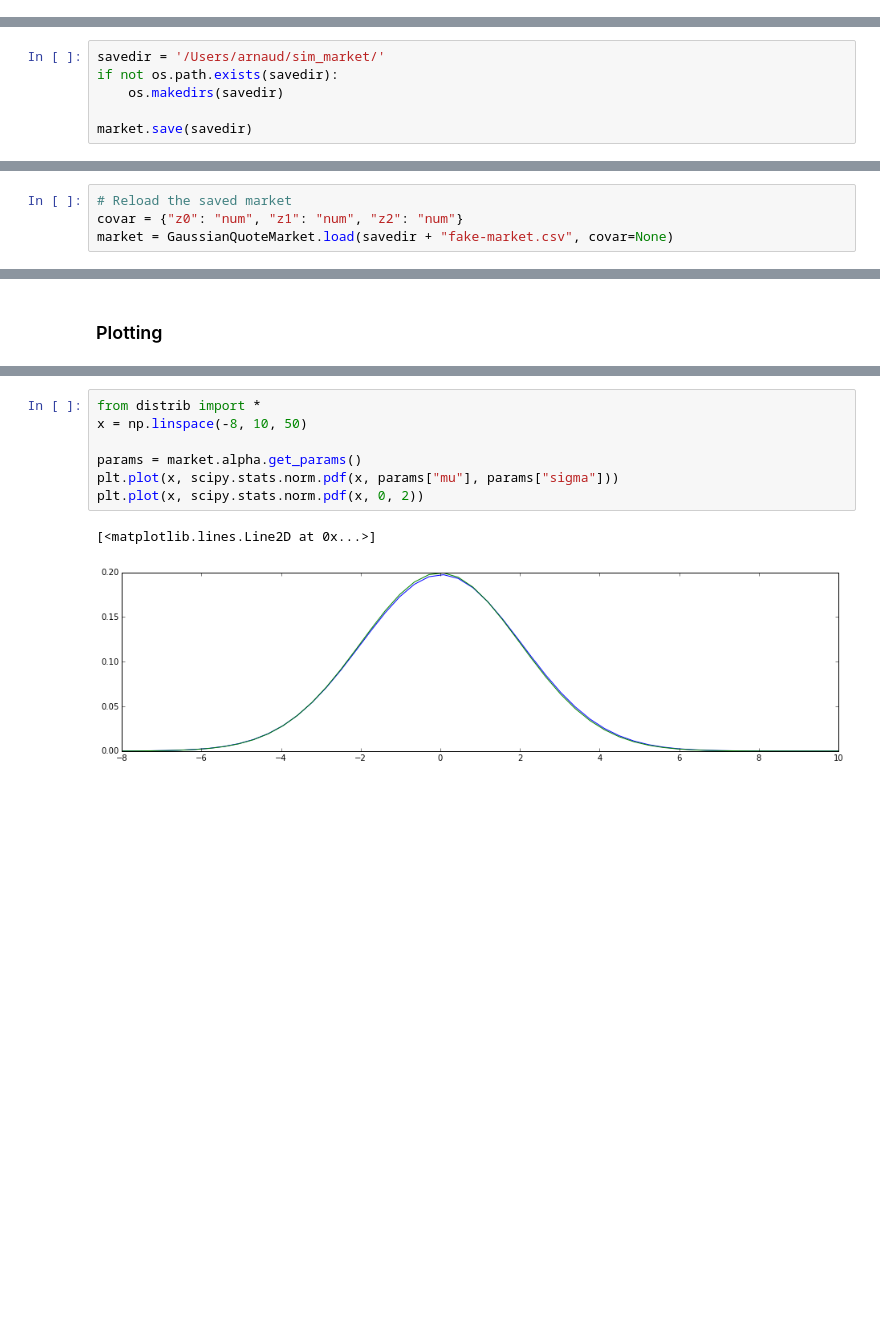
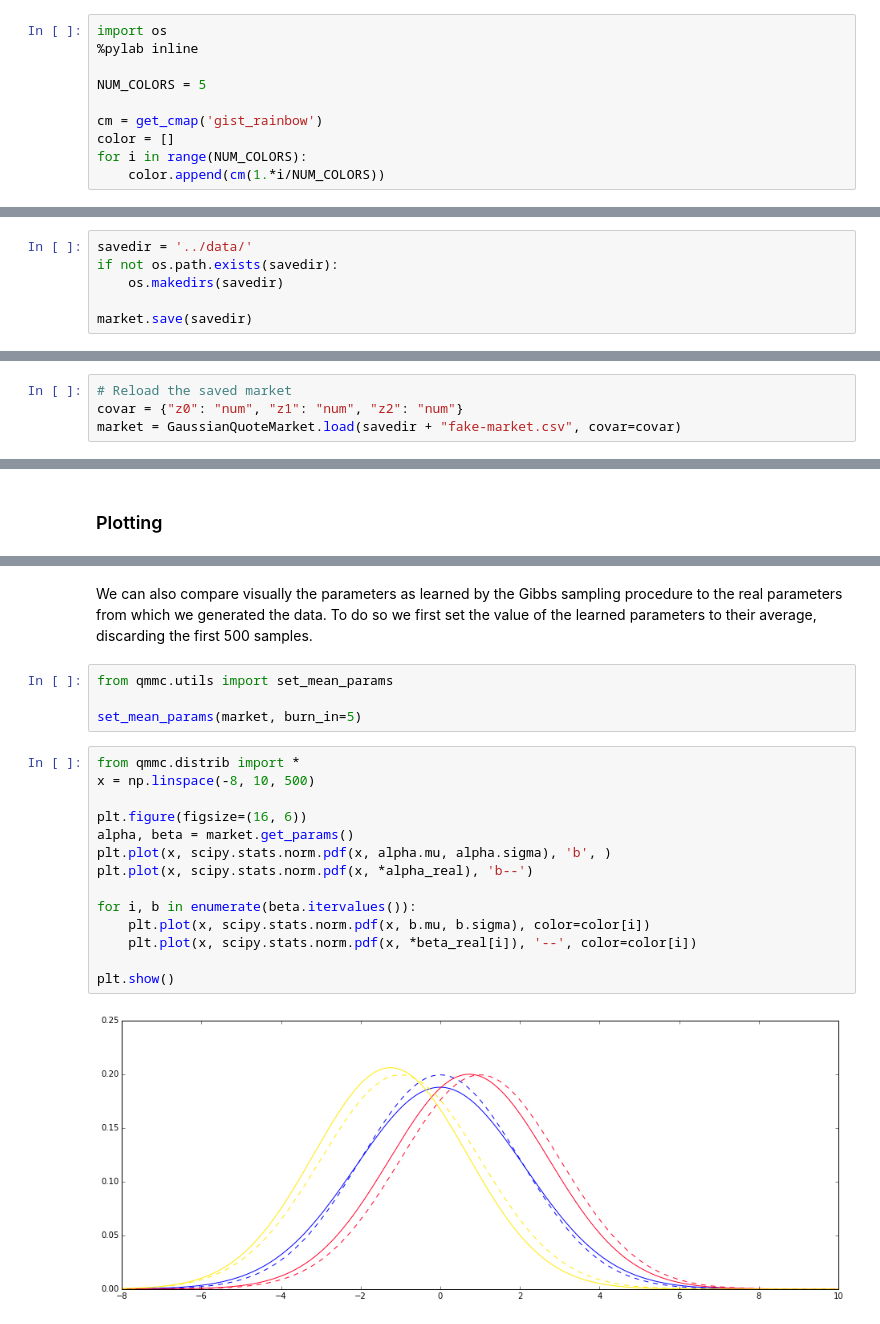
Before and after one commit to edwinENSAE/notebooks, a Jupyter notebook: Model sampling (figures).ipynb, the cells around one changed output, grey strips where cells are left out. Saved outputs shown, nothing was run; the diff lists cells and outputs as text; blank space fills up the shorter version.

Commit message:
Updated qmmc notebook.

```diff
--- a/Model sampling (figures).ipynb
+++ b/Model sampling (figures).ipynb
@@ -13,0 +6,10 @@ from pylab import *
+# %%
+import os
+%pylab inline
+
+NUM_COLORS = 5
+
+cm = get_cmap('gist_rainbow')
+color = []
+for i in range(NUM_COLORS):
+    color.append(cm(1.*i/NUM_COLORS))
@@ -36,5 +42,5 @@ market.simulate(4000)
 # %%
-savedir = '/Users/arnaud/sim_market/'
+savedir = '../data/'
 if not os.path.exists(savedir):
     os.makedirs(savedir)
 
@@ -60,4 +73,4 @@ Training the model
 # %%
 # Reload the saved market
 covar = {"z0": "num", "z1": "num", "z2": "num"}
-market = GaussianQuoteMarket.load(savedir + "fake-market.csv", covar=None)
+market = GaussianQuoteMarket.load(savedir + "fake-market.csv", covar=covar)
@@ -122,10 +111,23 @@ plot_market_hist(market)
+# %% [markdown]
+We can also compare visually the parameters as learned by the Gibbs sampling procedure to the real parameters
+from which we generated the data. To do so we first set the value of the learned parameters to their average, discarding the first 500 samples.
+# %%
+from qmmc.utils import set_mean_params
+
+set_mean_params(market, burn_in=5)
 # %%
-from distrib import *
-x = np.linspace(-8, 10, 50)
+from qmmc.distrib import *
+x = np.linspace(-8, 10, 500)
 
-params = market.alpha.get_params()
-plt.plot(x, scipy.stats.norm.pdf(x, params["mu"], params["sigma"]))
-plt.plot(x, scipy.stats.norm.pdf(x, 0, 2))
+plt.figure(figsize=(16, 6))
+alpha, beta = market.get_params()
+plt.plot(x, scipy.stats.norm.pdf(x, alpha.mu, alpha.sigma), 'b', )
+plt.plot(x, scipy.stats.norm.pdf(x, *alpha_real), 'b--')
+
+for i, b in enumerate(beta.itervalues()):
+    plt.plot(x, scipy.stats.norm.pdf(x, b.mu, b.sigma), color=color[i])
+    plt.plot(x, scipy.stats.norm.pdf(x, *beta_real[i]), '--', color=color[i])
+
+plt.show()
 # %% [output]
-[<matplotlib.lines.Line2D at 0x...>]
-[figure, old version]
+[figure, new version]
```
Also changed, not shown: parts of 28 cells of this notebook.
